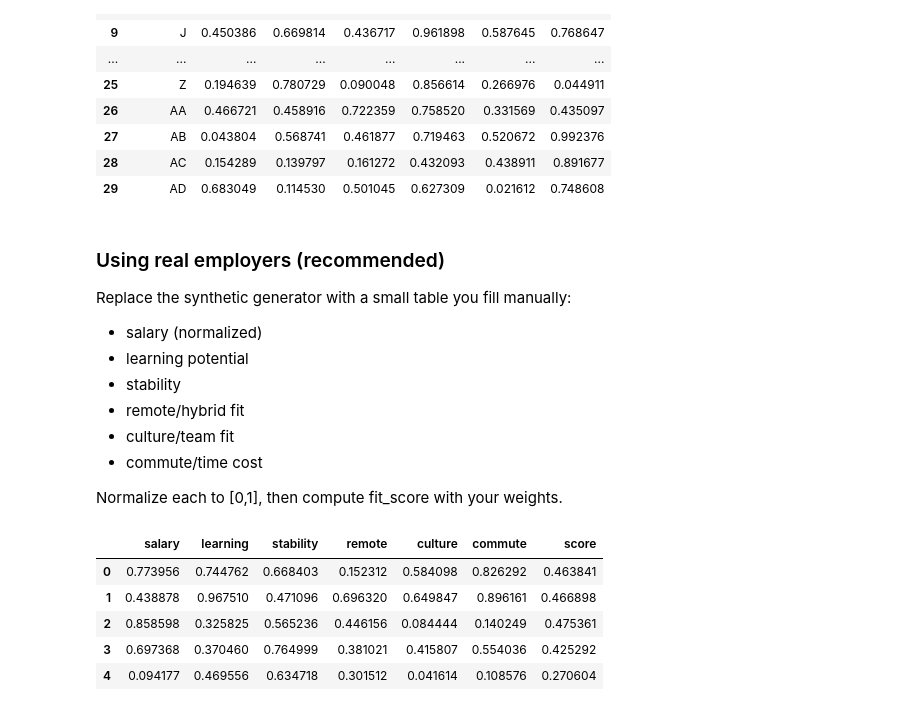
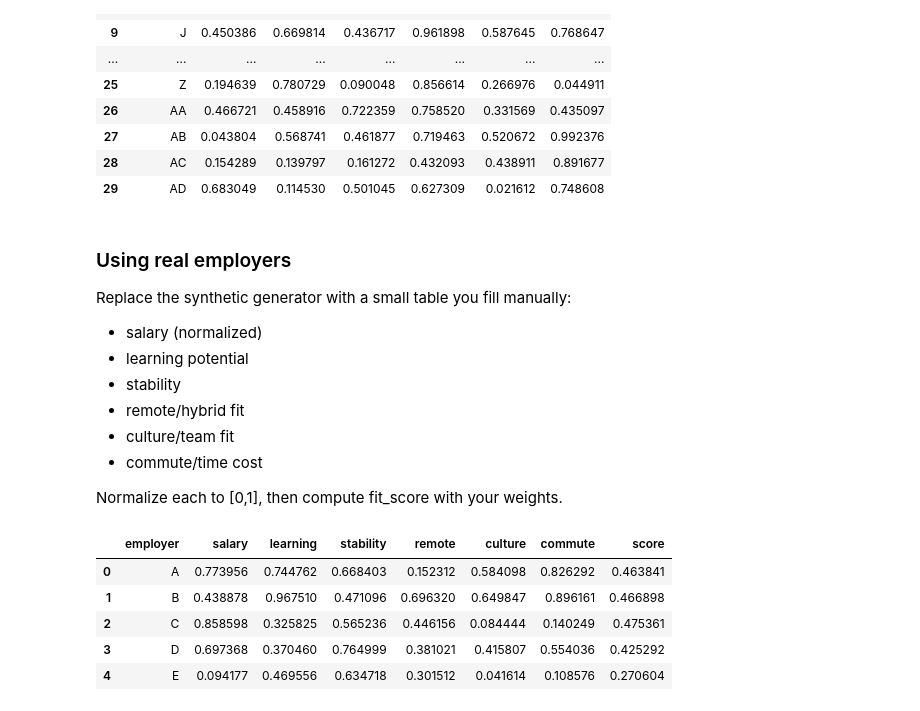
Before and after one commit to do-while-do/the-37percentage-rule, a Jupyter notebook: prime_37_job_search_37percentage_rule.ipynb, the cells around one changed output. Cells and saved outputs as stored; diff of their text form; code cells hidden in the pictures.

```diff
--- a/prime_37_job_search_37percentage_rule.ipynb
+++ b/prime_37_job_search_37percentage_rule.ipynb
@@ -309,7 +309,7 @@ generate_employers()
 | 28 | AC | 0.154289 | 0.139797 | 0.161272 | 0.432093 | 0.438911 | 0.891677 |
 | 29 | AD | 0.683049 | 0.114530 | 0.501045 | 0.627309 | 0.021612 | 0.748608 |
 # %% [markdown]
-### Using real employers (recommended)
+### Using real employers
 Replace the synthetic generator with a small table you fill manually:
 - salary (normalized)
 - learning potential
@@ -320,26 +320,6 @@ Replace the synthetic generator with a small table you fill manually:
 
 Normalize each to [0,1], then compute fit_score with your weights.
 # %%
-# Define a function to generate a dataframe of employers with random attributes normalized to [0,1]
-# This function is here to create synthetic data for simulating job opportunities
-def generate_employers(N=30, seed=42):
-    # Create a random number generator with a fixed seed for reproducible results
-    # This ensures the same random data is generated each time for consistency in simulations
-    rng = np.random.default_rng(seed)
-    # Create a pandas DataFrame with columns for each employer attribute
-    # Each attribute is filled with N random uniform values between 0 and 1
-    # This simulates diverse employer characteristics
-    df = pd.DataFrame({
-        "salary": rng.uniform(0, 1, N),
-        "learning": rng.uniform(0, 1, N),
-        "stability": rng.uniform(0, 1, N),
-        "remote": rng.uniform(0, 1, N),
-        "culture": rng.uniform(0, 1, N),
-        "commute": rng.uniform(0, 1, N),
-    })
-    # Return the generated dataframe
-    return df
-
 # Define a dictionary of weights for scoring employers
 # These weights reflect personal priorities in the job search (e.g., salary is most important)
 # The commute weight is noted to be subtracted, as higher commute is worse
@@ -353,36 +333,36 @@ weights = {
 }
 
 # Define a function to calculate scores for employers based on attributes and weights
 # This implements the scoring model described in the notebook's employer scoring section
 def score_employers(df, w):
     # Compute the score as a weighted sum of attributes, subtracting the commute term
     # This formula combines all attributes into a single score for comparison
     score = (
         w["salary"]*df["salary"]
         + w["learning"]*df["learning"]
         + w["stability"]*df["stability"]
         + w["remote"]*df["remote"]
         + w["culture"]*df["culture"]
         - w["commute"]*df["commute"]
     )
     # Create a copy of the input dataframe to avoid modifying it directly
     out = df.copy()
     # Add the calculated score as a new column to the dataframe
     out["score"] = score
     # Return the dataframe with the added score column
     return out
 
 # Generate a dataframe of 30 employers, score them using the defined weights, and assign to variable df
 # This creates the main dataset for analysis and plotting in subsequent cells
 df = score_employers(generate_employers(30), weights)
 
 # Display the first 5 rows of the dataframe to verify the data and scores
 # This is for quick inspection and debugging
 df.head()
 # %% [output]
-|  | salary | learning | stability | remote | culture | commute | score |
-| 0 | 0.773956 | 0.744762 | 0.668403 | 0.152312 | 0.584098 | 0.826292 | 0.463841 |
-| 1 | 0.438878 | 0.967510 | 0.471096 | 0.696320 | 0.649847 | 0.896161 | 0.466898 |
-| 2 | 0.858598 | 0.325825 | 0.565236 | 0.446156 | 0.084444 | 0.140249 | 0.475361 |
-| 3 | 0.697368 | 0.370460 | 0.764999 | 0.381021 | 0.415807 | 0.554036 | 0.425292 |
-| 4 | 0.094177 | 0.469556 | 0.634718 | 0.301512 | 0.041614 | 0.108576 | 0.270604 |
+|  | employer | salary | learning | stability | remote | culture | commute | score |
+| 0 | A | 0.773956 | 0.744762 | 0.668403 | 0.152312 | 0.584098 | 0.826292 | 0.463841 |
+| 1 | B | 0.438878 | 0.967510 | 0.471096 | 0.696320 | 0.649847 | 0.896161 | 0.466898 |
+| 2 | C | 0.858598 | 0.325825 | 0.565236 | 0.446156 | 0.084444 | 0.140249 | 0.475361 |
+| 3 | D | 0.697368 | 0.370460 | 0.764999 | 0.381021 | 0.415807 | 0.554036 | 0.425292 |
+| 4 | E | 0.094177 | 0.469556 | 0.634718 | 0.301512 | 0.041614 | 0.108576 | 0.270604 |
```
Also changed, not shown: parts of 14 cells of this notebook.
